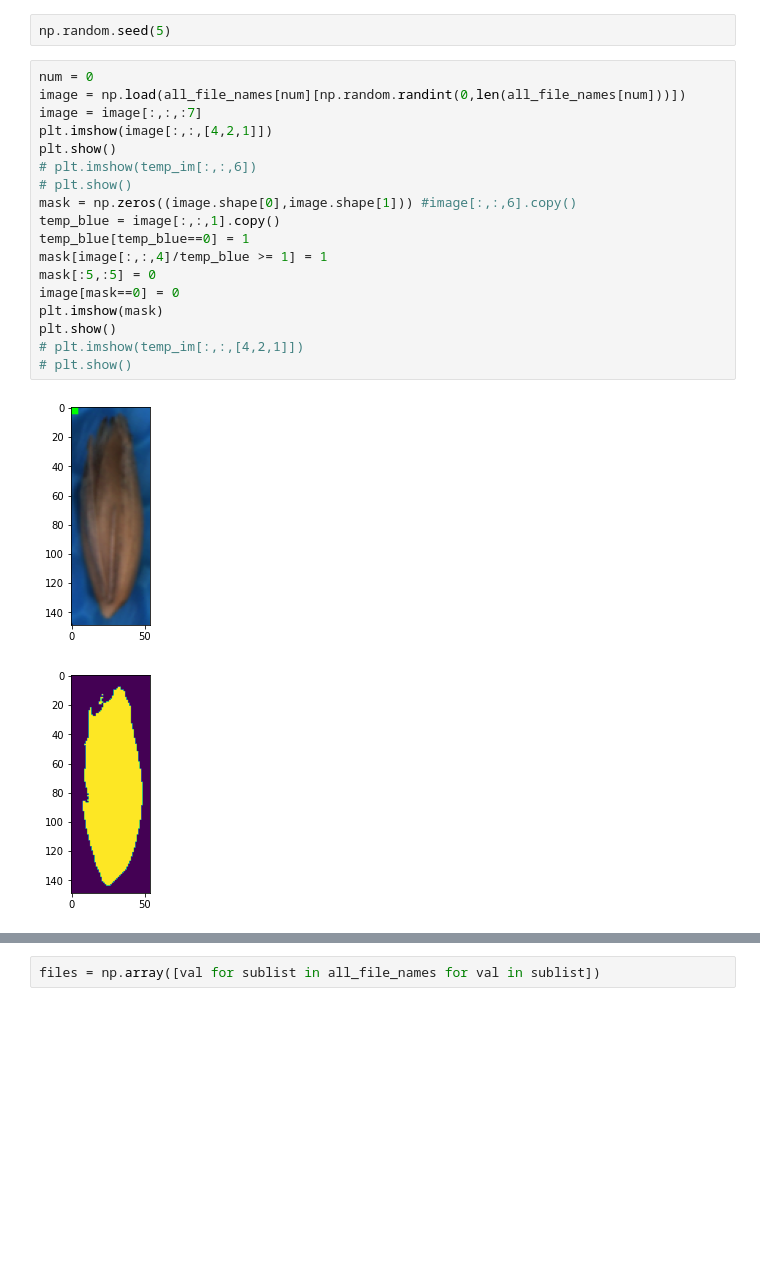
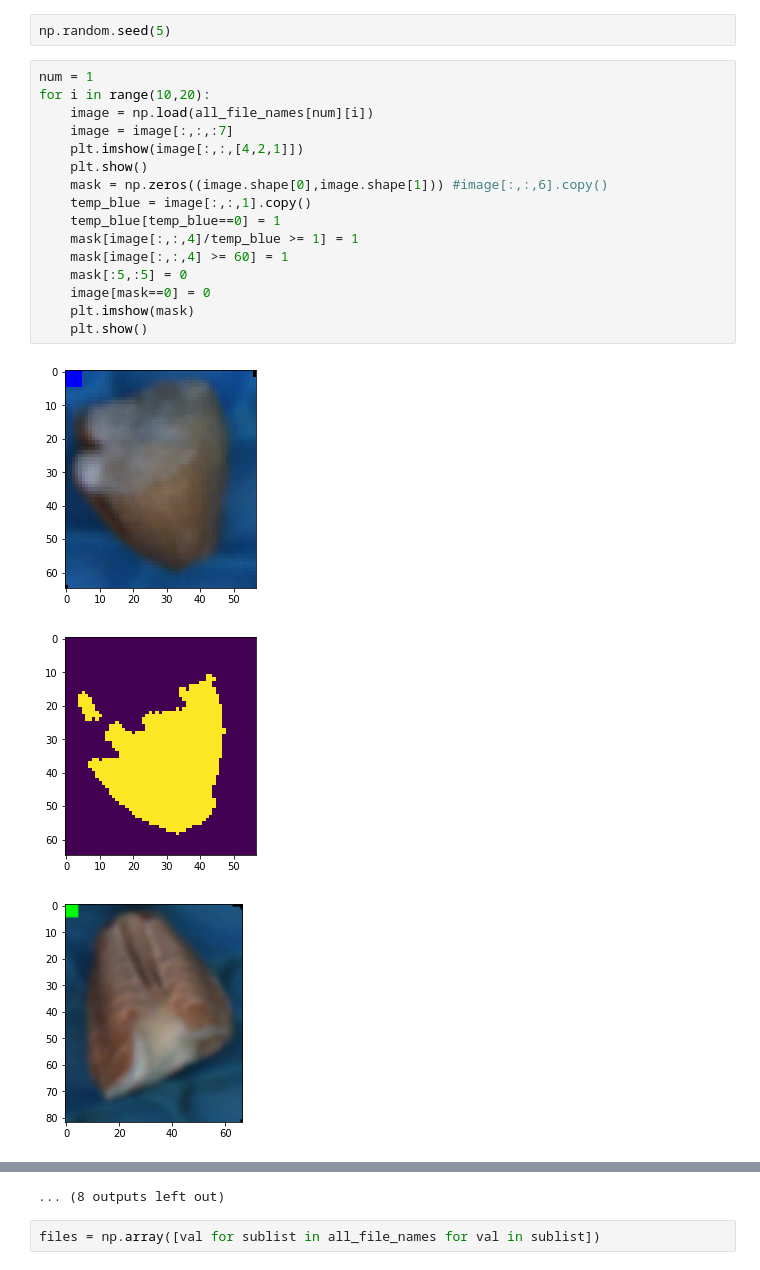
Before and after one commit to Ersboll/Using-Deep-Learning-to-classify-grain-kernels-and-grain-damages, a Jupyter notebook: src/Data investigation.ipynb, the cells around one changed output, grey strips where cells are left out. Cells and saved outputs as stored; diff of their text form; blank space fills up the shorter version.

```diff
--- a/src/Data investigation.ipynb
+++ b/src/Data investigation.ipynb
@@ -67,23 +67,22 @@ len(all_file_names[2])
 # %%
 np.random.seed(5)
 # %%
-num = 0
-image = np.load(all_file_names[num][np.random.randint(0,len(all_file_names[num]))])
-image = image[:,:,:7]
-plt.imshow(image[:,:,[4,2,1]])
-plt.show()
-# plt.imshow(temp_im[:,:,6])
-# plt.show()
-mask = np.zeros((image.shape[0],image.shape[1])) #image[:,:,6].copy()
-temp_blue = image[:,:,1].copy()
-temp_blue[temp_blue==0] = 1
-mask[image[:,:,4]/temp_blue >= 1] = 1
-mask[:5,:5] = 0
-image[mask==0] = 0
-plt.imshow(mask)
-plt.show()
-# plt.imshow(temp_im[:,:,[4,2,1]])
-# plt.show()
+num = 1
+for i in range(10,20):
+    image = np.load(all_file_names[num][i])
+    image = image[:,:,:7]
+    plt.imshow(image[:,:,[4,2,1]])
+    plt.show()
+    mask = np.zeros((image.shape[0],image.shape[1])) #image[:,:,6].copy()
+    temp_blue = image[:,:,1].copy()
+    temp_blue[temp_blue==0] = 1
+    mask[image[:,:,4]/temp_blue >= 1] = 1
+    mask[image[:,:,4] >= 60] = 1
+    mask[:5,:5] = 0
+    image[mask==0] = 0
+    plt.imshow(mask)
+    plt.show()
 # %% [output]
-[figure, old version]
+[figure, new version]
-[figure, old version]
+[figure, new version]
+[figure, added]
@@ -90,3 +98,4 @@ plt.show()
+... (8 outputs left out)
 # %%
 files = np.array([val for sublist in all_file_names for val in sublist])
 # %%
```
Also changed, not shown: parts of 2 cells of this notebook, 3 other files.
